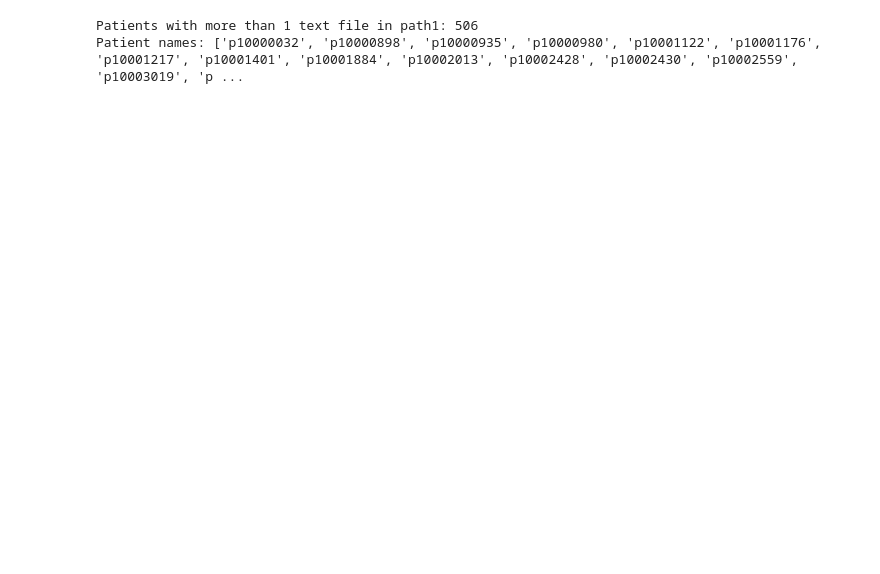
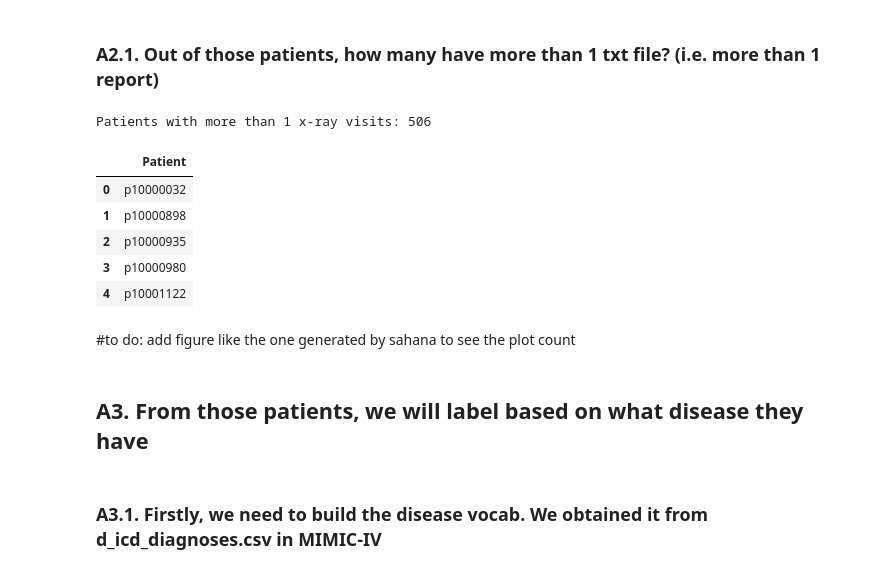
Before and after one commit to zeeeela/longitudinalProgressionDisease, a Jupyter notebook: main_notebook.ipynb, the cells around one changed output. Saved outputs shown, nothing was run; the diff lists cells and outputs as text; code cells hidden in the pictures; blank space fills up the shorter version.

```diff
--- a/main_notebook.ipynb
+++ b/main_notebook.ipynb
@@ -26,2 +19,9 @@ from check_number_of_files import count_folders, check_num_dcm_report, patients_
 # %%
-path1 = Path("C:\\Users\\Zila\\Downloads\\BN5212\\MIMIC-CXR\\p10\\p10")
+path1 = Path(r"C:\Users\Zila\Downloads\BN5212\MIMIC-CXR\p10\p10")
+project_dir = Path(r"C:\Users\Zila\Downloads\BN5212\midterm_prognosis")
+labelling_dir = project_dir / "labelling"
+vocab_path = labelling_dir / "disease_vocab" / "unique_diseases.csv"
+patients_path = labelling_dir / "cxr_labels" / "patients_with_more_than_1_txt.csv"
+output_path = labelling_dir / "cxr_labels_selected_everpositive"
+prognosis_path = labelling_dir / "prognosis_labels"
+hybrid_path = labelling_dir / "prognosis_labels_hybrid"
@@ -46,10 +48,10 @@ p10001851: 2 DICOM images, 1 reports
 Total patients: 1000
 Total DICOM images: 5534
 Total reports: 3351
+# %% [markdown]
+### A2.1. Out of those patients, how many have more than 1 txt file? (i.e. more than 1 report)
 # %%
 count, patient_list = patients_with_more_than_1_txt(path1)
-print(f"Patients with more than 1 text file in path1: {count}")
-print("Patient names:", patient_list)
+print(f"Patients with more than 1 x-ray visits: {count}")
 # %% [output]
-Patients with more than 1 text file in path1: 506
-Patient names: ['p10000032', 'p10000898', 'p10000935', 'p10000980', 'p10001122', 'p10001176', 'p10001217', 'p10001401', 'p10001884', 'p10002013', 'p10002428', 'p10002430', 'p10002559', 'p10003019', 'p ...
+Patients with more than 1 x-ray visits: 506
@@ -62,0 +58,10 @@ df[]
+# %%
+patient_list = pd.DataFrame(patient_list, columns=["Patient"])
+patient_list.head()
+# %% [output]
+|  | Patient |
+| 0 | p10000032 |
+| 1 | p10000898 |
+| 2 | p10000935 |
+| 3 | p10000980 |
+| 4 | p10001122 |
@@ -62,0 +70,6 @@ df[]
+# %% [markdown]
+#to do: add figure like the one generated by sahana to see the plot count
+# %% [markdown]
+## A3. From those patients, we will label based on what disease they have
+# %% [markdown]
+### A3.1. Firstly, we need to build the disease vocab. We obtained it from d_icd_diagnoses.csv in MIMIC-IV
```
Also changed, not shown: parts of 34 cells of this notebook, 3 other files.
